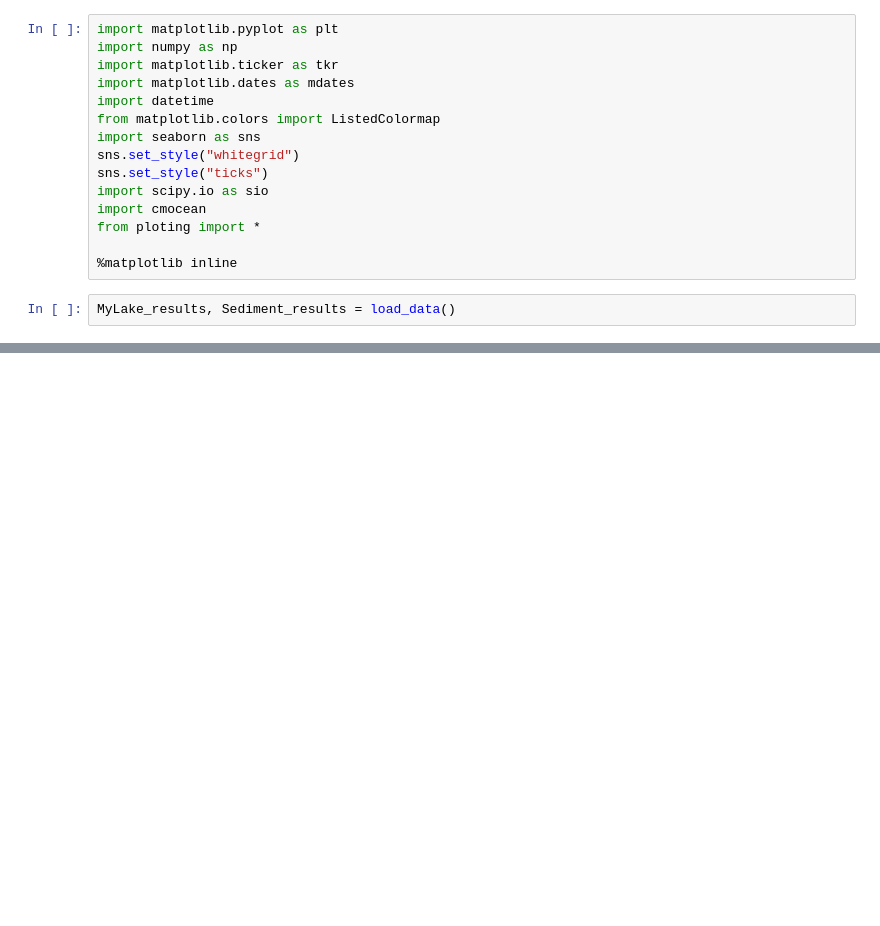
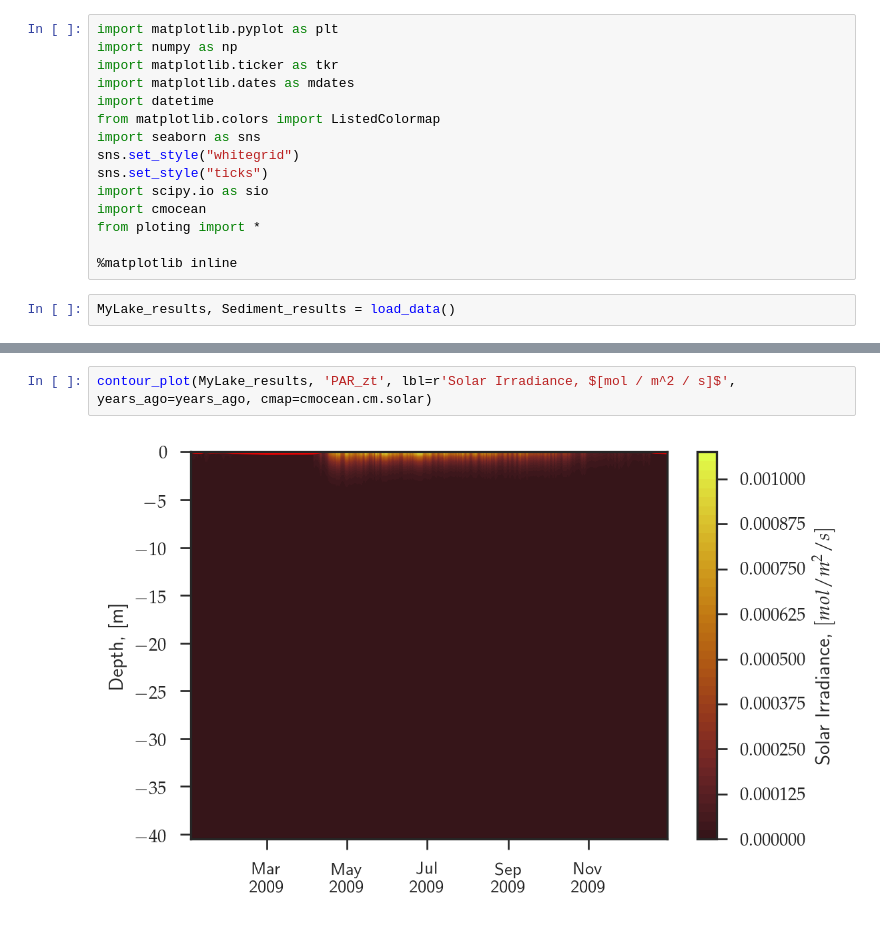
Before and after one commit to biogeochemistry/MyLake_v2_Vansjo, a Jupyter notebook: Postproc_code/plotting.py.ipynb, the cells around one changed output, grey strips where cells are left out. Saved outputs shown, nothing was run; the diff lists cells and outputs as text; blank space fills up the shorter version.

```diff
--- a/Postproc_code/plotting.py.ipynb
+++ b/Postproc_code/plotting.py.ipynb
@@ -101,0 +28,4 @@ contour_plot(MyLake_results, 'Szt', lbl=r'Solids, $[mg / m3]$')
+# %%
+contour_plot(MyLake_results, 'PAR_zt', lbl=r'Solar Irradiance, $[mol / m^2 / s]$', years_ago=years_ago, cmap=cmocean.cm.solar)
+# %% [output]
+[figure, added]
```
Also changed, not shown: parts of 45 cells of this notebook, 1 other file.
